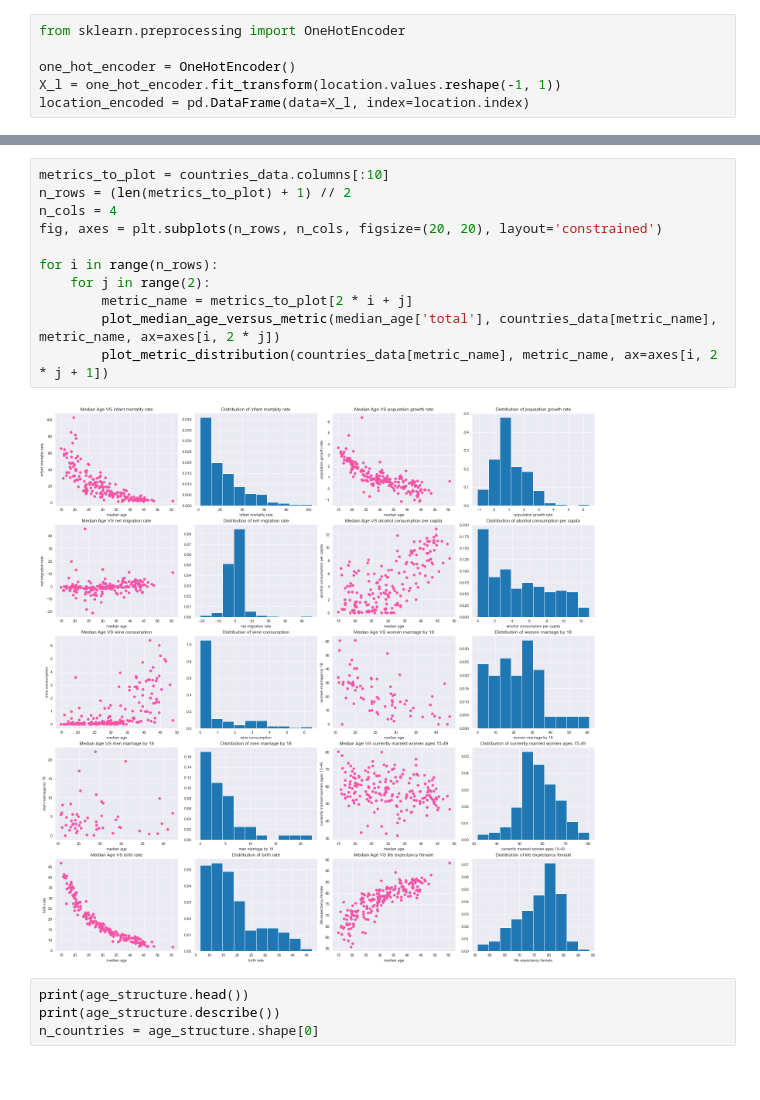
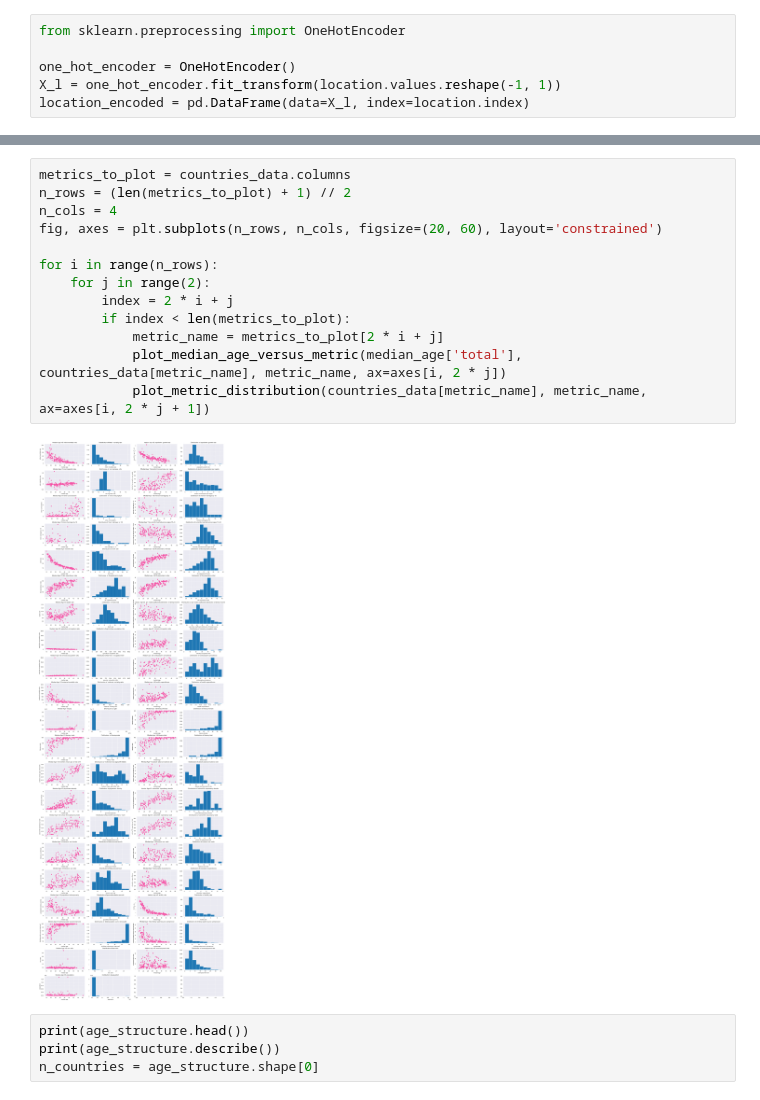
Before and after one commit to farqlia/WorldCountriesProject, a Jupyter notebook: notebooks/Aging Population Classification.ipynb, the cells around one changed output, grey strips where cells are left out. Saved outputs shown, nothing was run; the diff lists cells and outputs as text.

Commit message:
Plot Data

```diff
--- a/notebooks/Aging Population Classification.ipynb
+++ b/notebooks/Aging Population Classification.ipynb
@@ -288,16 +300,18 @@ plot_metric_distribution(countries_data['population below poverty'], 'population
 # %%
-metrics_to_plot = countries_data.columns[:10]
+metrics_to_plot = countries_data.columns
 n_rows = (len(metrics_to_plot) + 1) // 2
 n_cols = 4
-fig, axes = plt.subplots(n_rows, n_cols, figsize=(20, 20), layout='constrained')
+fig, axes = plt.subplots(n_rows, n_cols, figsize=(20, 60), layout='constrained')
 
 for i in range(n_rows):
     for j in range(2):
-        metric_name = metrics_to_plot[2 * i + j]
-        plot_median_age_versus_metric(median_age['total'], countries_data[metric_name], metric_name, ax=axes[i, 2 * j])
-        plot_metric_distribution(countries_data[metric_name], metric_name, ax=axes[i, 2 * j + 1])
+        index = 2 * i + j
+        if index < len(metrics_to_plot):
+            metric_name = metrics_to_plot[2 * i + j]
+            plot_median_age_versus_metric(median_age['total'], countries_data[metric_name], metric_name, ax=axes[i, 2 * j])
+            plot_metric_distribution(countries_data[metric_name], metric_name, ax=axes[i, 2 * j + 1])
 # %% [output]
-[figure, old version]
+[figure, new version]
 # %%
 print(age_structure.head())
 print(age_structure.describe())
```
Also changed, not shown: parts of 9 cells of this notebook, 1 other file.
